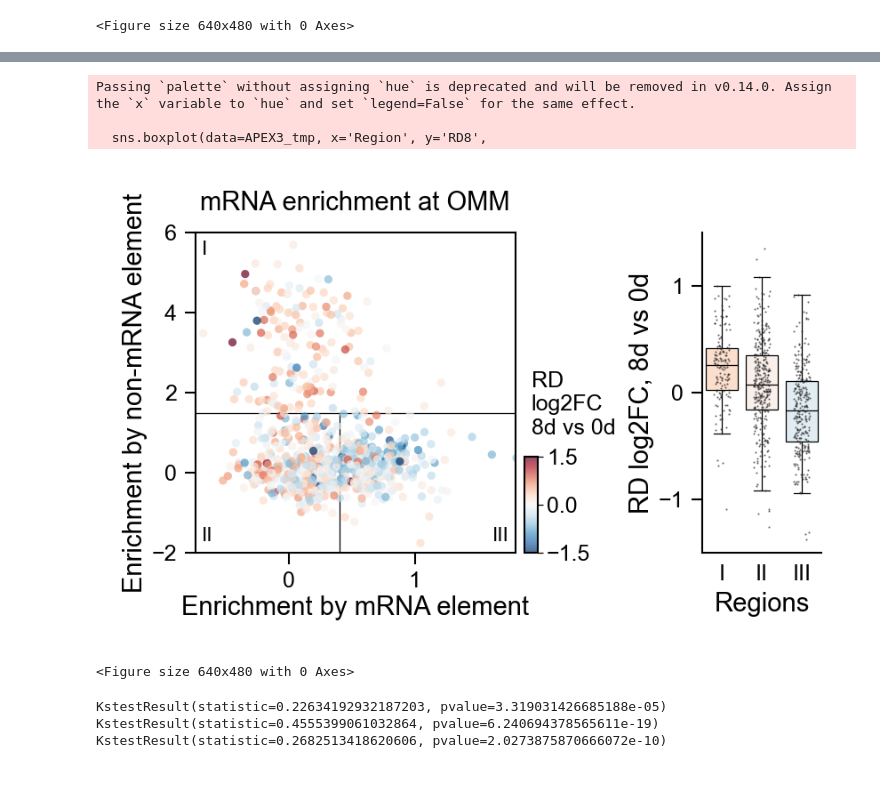
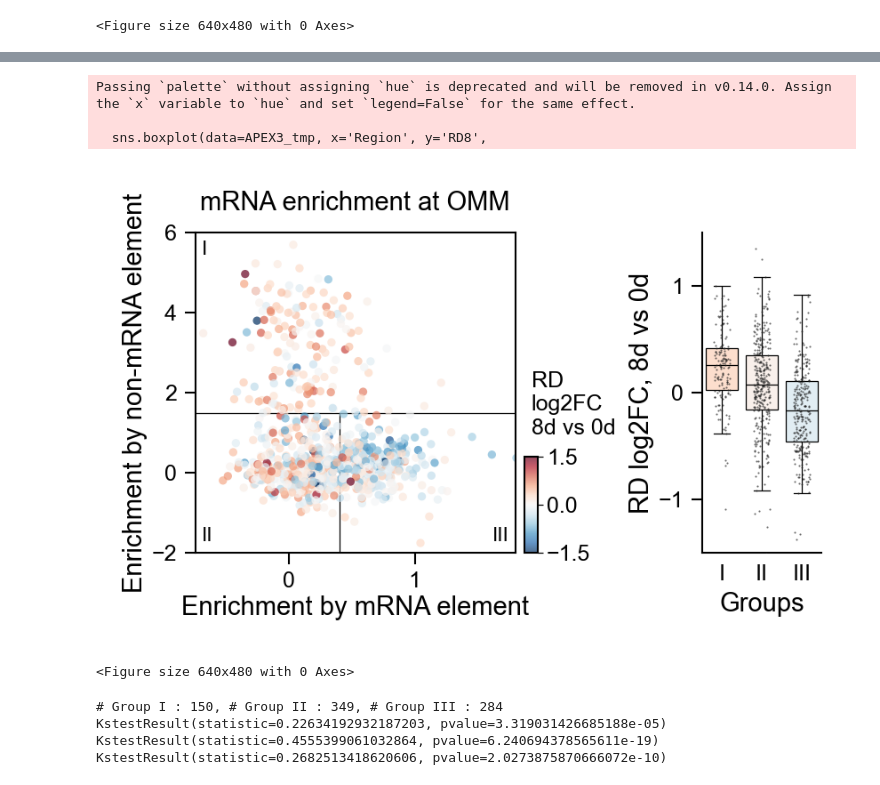
Before and after one commit to DaehwaYoun/Beige_Ad, a Jupyter notebook: Results/Plots/Mitochondria/OMM_proxy/v20240502/APEX-seq_RDlogFC_scatter.ipynb, the cells around one changed output, grey strips where cells are left out. Drawn from its saved outputs; the diff is of its cells as text; code cells hidden in the pictures.

```diff
--- a/Results/Plots/Mitochondria/OMM_proxy/v20240502/APEX-seq_RDlogFC_scatter.ipynb
+++ b/Results/Plots/Mitochondria/OMM_proxy/v20240502/APEX-seq_RDlogFC_scatter.ipynb
@@ -343,12 +338,10 @@ ax = fig.add_subplot(grid[0,0])
 
 APEX3_tmp = APEX3_mito.copy()
 APEX3_tmp['Post-init'] = APEX3_mito['Cycloheximide_L2FC']-APEX3_mito['Puromycin_L2FC']
-# APEX3_tmp = APEX3_tmp.sample(frac=1)
 
 x = 'Puromycin_L2FC'
-y = 'Post-init' # Puromycin_L2FC Cycloheximide_L2FC Basal_L2FC
+y = 'Post-init'
 
-# ax.set_facecolor('#DDDDDD')
 ax.axhline(1.5, c='k', lw=0.3, zorder=-1)
 ax.plot([0.4,0.4],[-2,1.5], c='k', lw=0.3, zorder=-1)
 
@@ -406,43 +399,46 @@ sns.boxplot(data=APEX3_tmp, x='Region', y='RD8',
             # showmeans=True, meanprops={'marker':'D', 'markerfacecolor':'k', 'markeredgewidth':'0', 'markersize':'2'},
             ax=ax2, linewidth = 0.3, linecolor='k',
             legend=False)
 st1 = sns.stripplot(data=APEX3_tmp, x='Region', y='RD8',
                     color = '#222222AA',
                     size = 0.5,
                     jitter= 0.2,
                     ax=ax2, linewidth = 0,
                     legend=False, rasterized=True)
 
 ax2.set_ylim(-1.5, 1.5)
 ax2.set_yticks([-1,0,1])
 ax2.set_xticks(range(3))
 ax2.set_xticklabels(['I','II','III'])
 ax2.tick_params(width=0.5, length=3, pad=2)
 ax2.tick_params(axis='x', length=0, pad=3)
-ax2.set_xlabel('Regions', labelpad=2)
+ax2.set_xlabel('Groups', labelpad=2)
 ax2.set_ylabel('RD log2FC, 8d vs 0d', labelpad=1)
 
 ax2.spines['top'].set_visible(False)
 ax2.spines['right'].set_visible(False)
 # ax2.spines['bottom'].set_visible(False)
 # ax2.spines['left'].set_visible(False)
 
 plt.savefig('OMM-APEXseq_RDlogFC_scatter-box_mito.pdf', bbox_inches='tight')
 plt.show()
 plt.clf()
 # %% [output]
 Passing `palette` without assigning `hue` is deprecated and will be removed in v0.14.0. Assign the `x` variable to `hue` and set `legend=False` for the same effect.
 
   sns.boxplot(data=APEX3_tmp, x='Region', y='RD8',
-[figure, old version]
+[figure, new version]
 <Figure size 640x480 with 0 Axes>
 # %%
 from scipy.stats import ks_2samp
+
+print(f"# Group I : {len(APEX3_tmp[APEX3_tmp['Region']=='R1']['RD8'])}, # Group II : {len(APEX3_tmp[APEX3_tmp['Region']=='R2']['RD8'])}, # Group III : {len(APEX3_tmp[APEX3_tmp['Region']=='R3']['RD8'])}")
 
 print(ks_2samp(APEX3_tmp[APEX3_tmp['Region']=='R1']['RD8'], APEX3_tmp[APEX3_tmp['Region']=='R2']['RD8']))
 print(ks_2samp(APEX3_tmp[APEX3_tmp['Region']=='R1']['RD8'], APEX3_tmp[APEX3_tmp['Region']=='R3']['RD8']))
 print(ks_2samp(APEX3_tmp[APEX3_tmp['Region']=='R2']['RD8'], APEX3_tmp[APEX3_tmp['Region']=='R3']['RD8']))
 # %% [output]
+# Group I : 150, # Group II : 349, # Group III : 284
 KstestResult(statistic=0.22634192932187203, pvalue=3.319031426685188e-05)
 KstestResult(statistic=0.4555399061032864, pvalue=6.240694378565611e-19)
 KstestResult(statistic=0.2682513418620606, pvalue=2.0273875870666072e-10)
```
Also changed, not shown: parts of 7 cells of this notebook.
